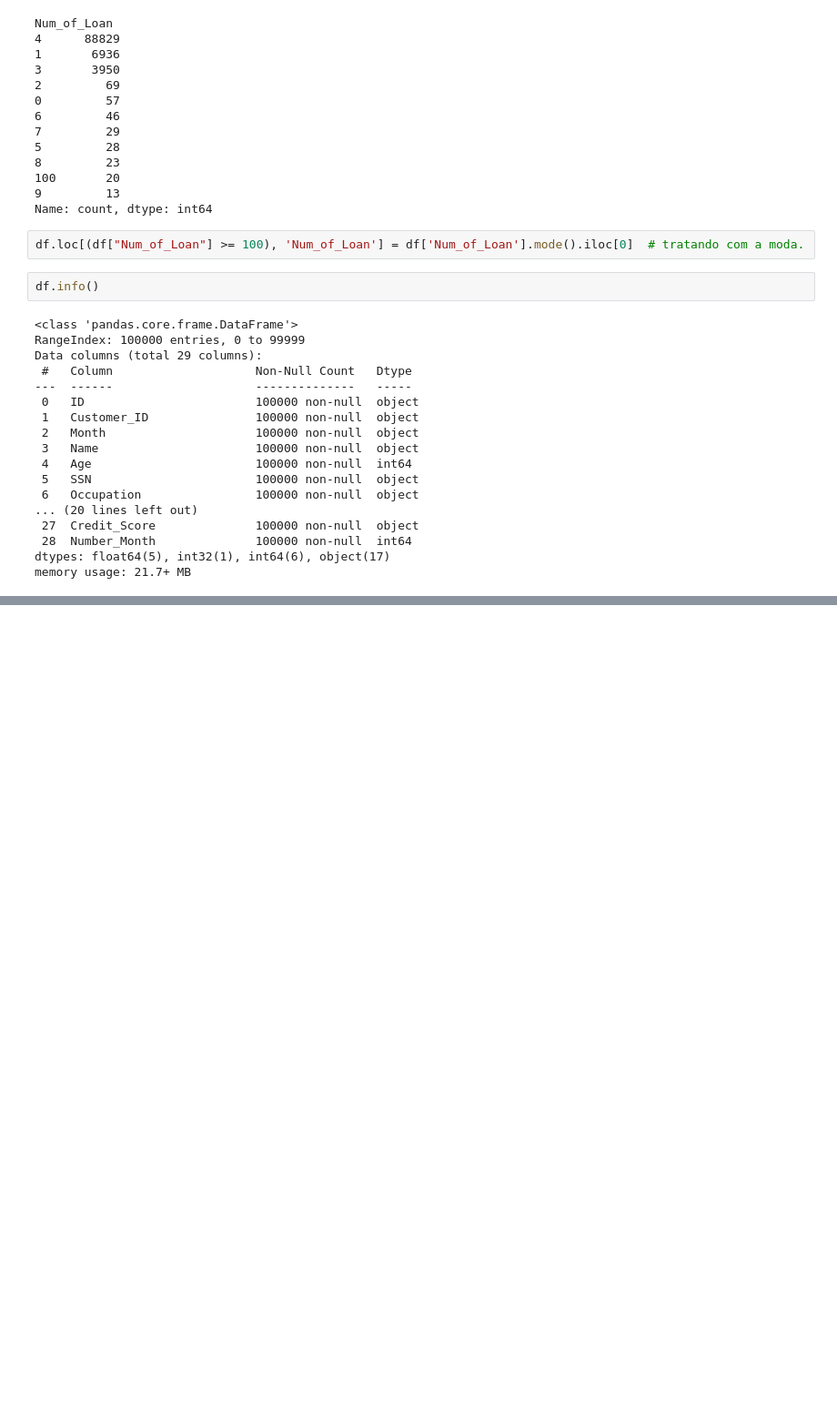
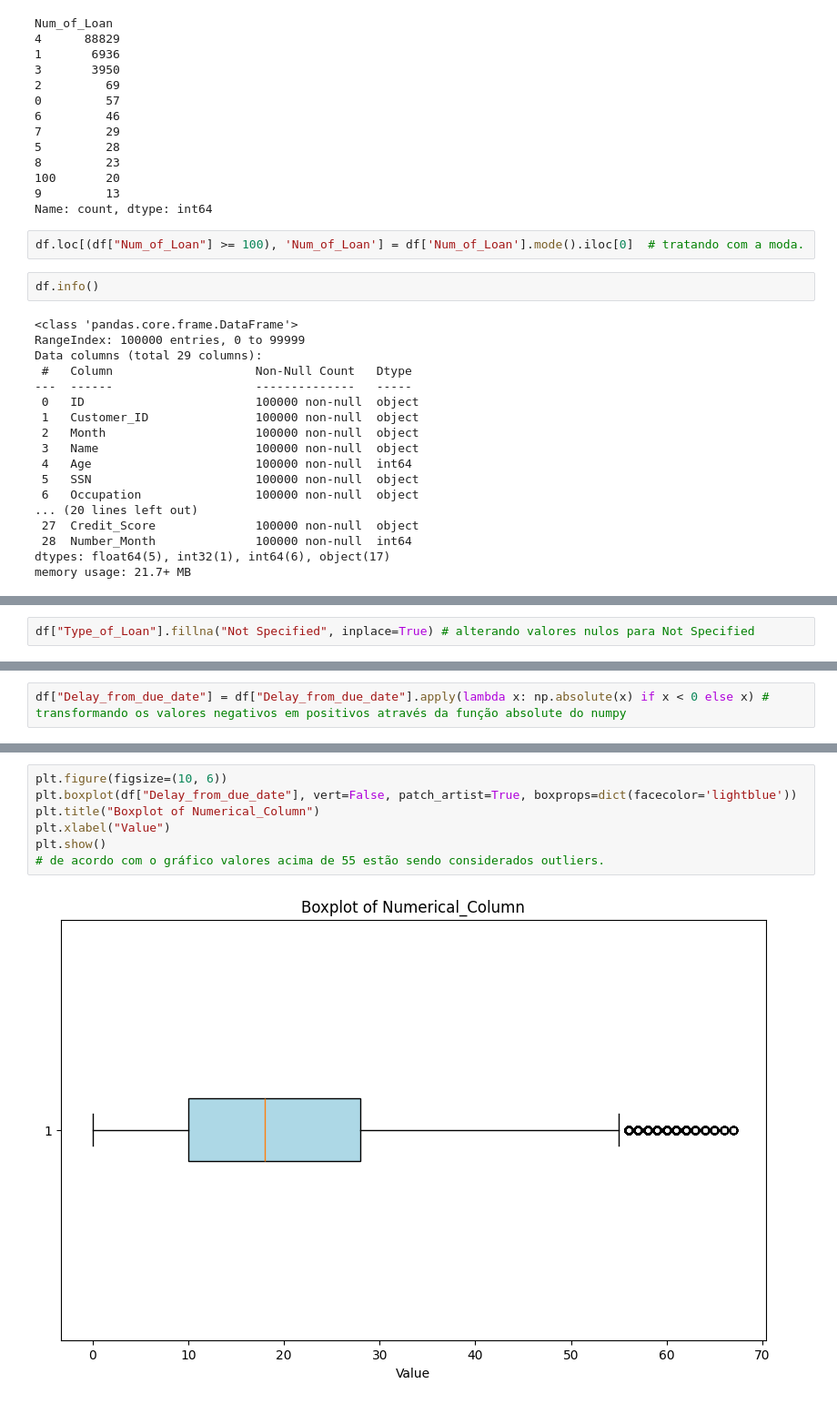
Before and after one commit to ViniciusOtoni/CreditScoreDataset, a Jupyter notebook: notebooks/n01_data_cleaning.ipynb, the cells around one changed output, grey strips where cells are left out. Shown at 91% size. Drawn from its saved outputs; the diff is of its cells as text; blank space fills up the shorter version.

```diff
--- a/notebooks/n01_data_cleaning.ipynb
+++ b/notebooks/n01_data_cleaning.ipynb
@@ -874,0 +911,2 @@ memory usage: 21.7+ MB
+# %%
+df["Type_of_Loan"].fillna("Not Specified", inplace=True) # alterando valores nulos para Not Specified
@@ -874,0 +1003,2 @@ memory usage: 21.7+ MB
+# %%
+df["Delay_from_due_date"] = df["Delay_from_due_date"].apply(lambda x: np.absolute(x) if x < 0 else x) # transformando os valores negativos em positivos através da função absolute do numpy
@@ -874,0 +1027,9 @@ memory usage: 21.7+ MB
+# %%
+plt.figure(figsize=(10, 6))
+plt.boxplot(df["Delay_from_due_date"], vert=False, patch_artist=True, boxprops=dict(facecolor='lightblue'))
+plt.title("Boxplot of Numerical_Column")
+plt.xlabel("Value")
+plt.show()
+# de acordo com o gráfico valores acima de 55 estão sendo considerados outliers.
+# %% [output]
+[figure, added]
```
Also changed, not shown: parts of 28 cells of this notebook, 1 other file.
